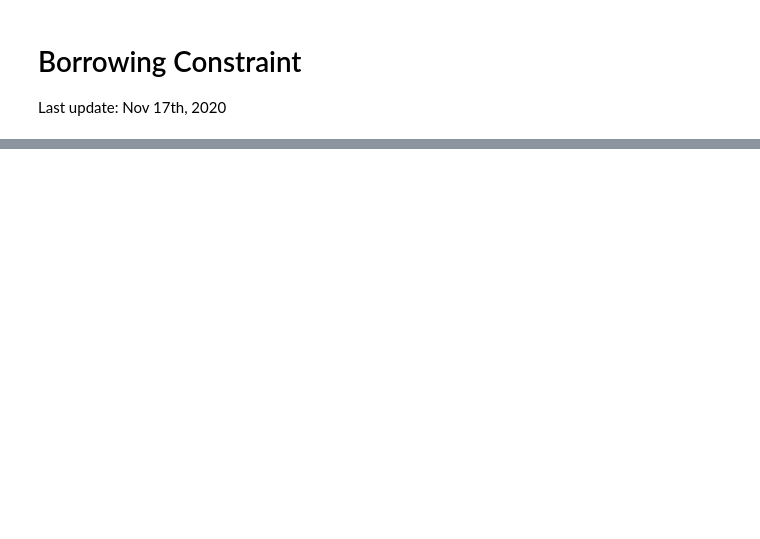
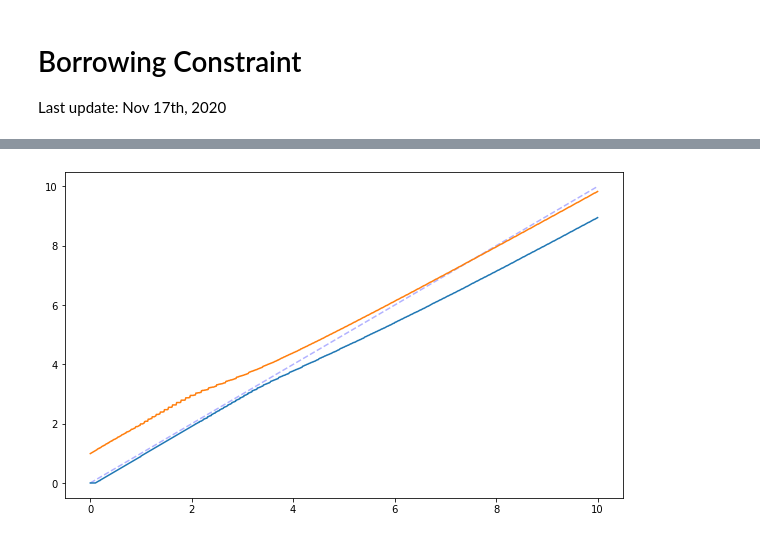
Before and after one commit to wupeifan/ECON_407_Fall2020, a Jupyter notebook: Notebooks/BorrowingConstraint.ipynb, the cells around one changed output, grey strips where cells are left out. Cells and saved outputs as stored; diff of their text form; code cells hidden in the pictures; blank space fills up the shorter version.

```diff
--- a/Notebooks/BorrowingConstraint.ipynb
+++ b/Notebooks/BorrowingConstraint.ipynb
@@ -72,2 +72,9 @@ plt.show()
+# %%
+plt.figure(figsize = (10, 6))
+plt.plot(k_grid, k_grid, 'b--', alpha = 0.3)
+plt.plot(k_grid, policy_old.T)
+plt.show()
+# %% [output]
+[figure, added]
 # %%
 # Make borrowing available?
```
Also changed, not shown: parts of 8 cells of this notebook.
